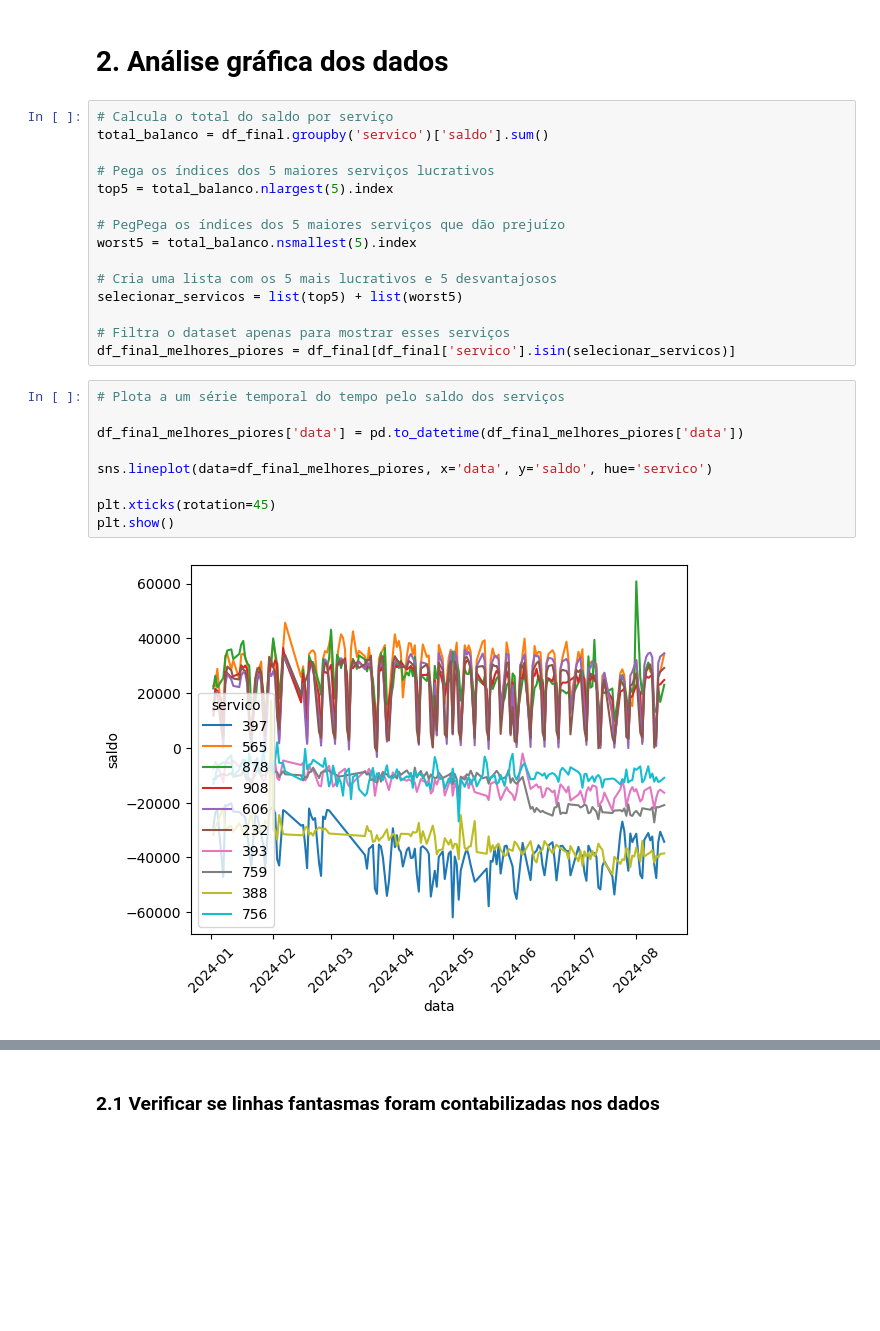
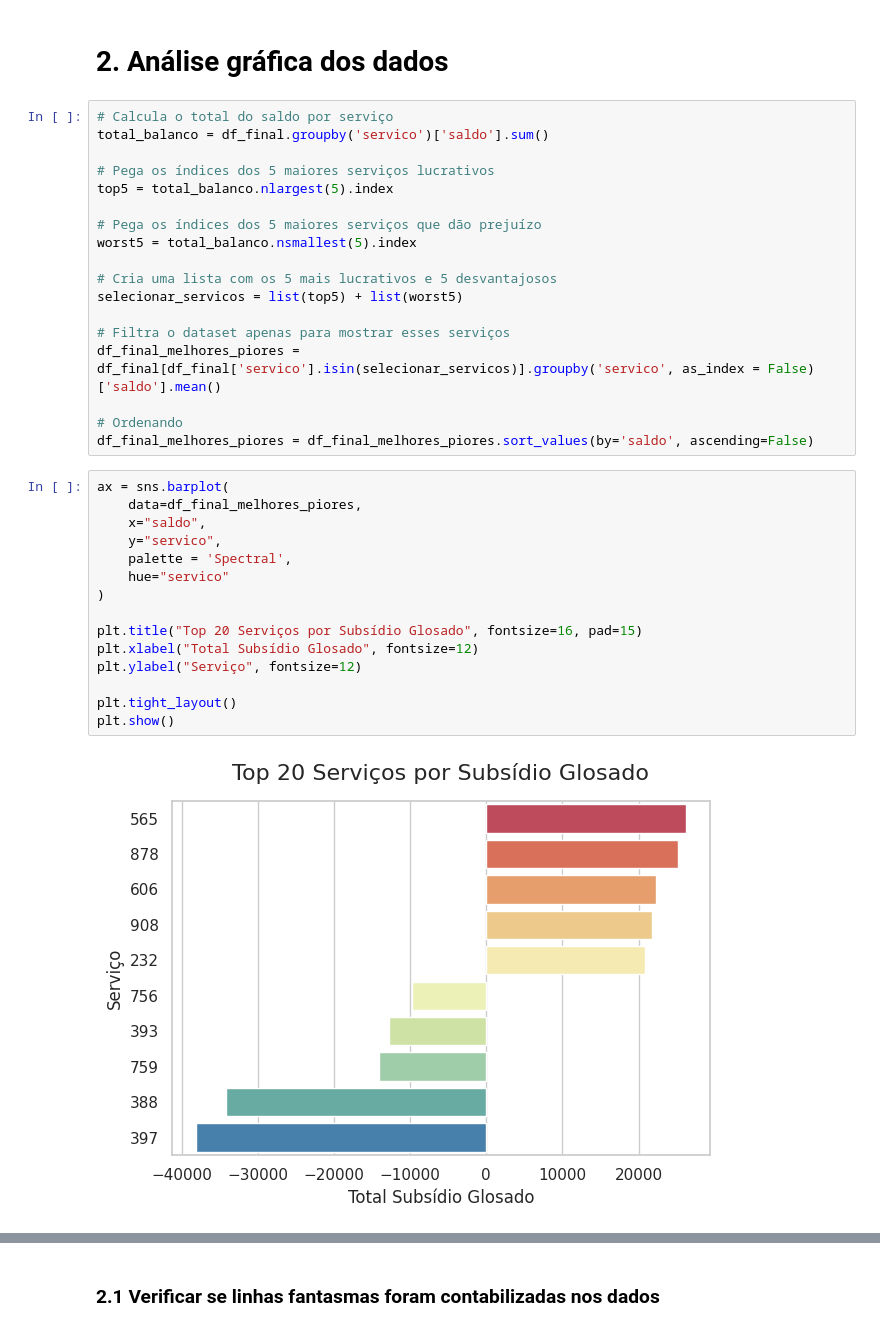
Before and after one commit to AntonioNazar/PS-2026.1, a Jupyter notebook: analise_faturamento_km.ipynb, the cells around one changed output, grey strips where cells are left out. Cells and saved outputs as stored; diff of their text form; blank space fills up the shorter version.

```diff
--- a/analise_faturamento_km.ipynb
+++ b/analise_faturamento_km.ipynb
@@ -162,24 +164,33 @@ total_balanco = df_final.groupby('servico')['saldo'].sum()
 # Pega os índices dos 5 maiores serviços lucrativos
 top5 = total_balanco.nlargest(5).index
 
-# PegPega os índices dos 5 maiores serviços que dão prejuízo
+# Pega os índices dos 5 maiores serviços que dão prejuízo
 worst5 = total_balanco.nsmallest(5).index
 
 # Cria uma lista com os 5 mais lucrativos e 5 desvantajosos
 selecionar_servicos = list(top5) + list(worst5)
 
 # Filtra o dataset apenas para mostrar esses serviços
-df_final_melhores_piores = df_final[df_final['servico'].isin(selecionar_servicos)]
+df_final_melhores_piores = df_final[df_final['servico'].isin(selecionar_servicos)].groupby('servico', as_index = False)['saldo'].mean()
+
+# Ordenando
+df_final_melhores_piores = df_final_melhores_piores.sort_values(by='saldo', ascending=False)
 # %%
-# Plota a um série temporal do tempo pelo saldo dos serviços
+ax = sns.barplot(
+    data=df_final_melhores_piores,
+    x="saldo",
+    y="servico",
+    palette = 'Spectral',
+    hue="servico"
+)
 
-df_final_melhores_piores['data'] = pd.to_datetime(df_final_melhores_piores['data'])
+plt.title("Top 20 Serviços por Subsídio Glosado", fontsize=16, pad=15)
+plt.xlabel("Total Subsídio Glosado", fontsize=12)
+plt.ylabel("Serviço", fontsize=12)
 
-sns.lineplot(data=df_final_melhores_piores, x='data', y='saldo', hue='servico')
-
-plt.xticks(rotation=45)
+plt.tight_layout()
 plt.show()
 # %% [output]
-[figure, old version]
+[figure, new version]
 # %%
 # Calcula o total do saldo por serviço
```
Also changed, not shown: parts of 18 cells of this notebook.
